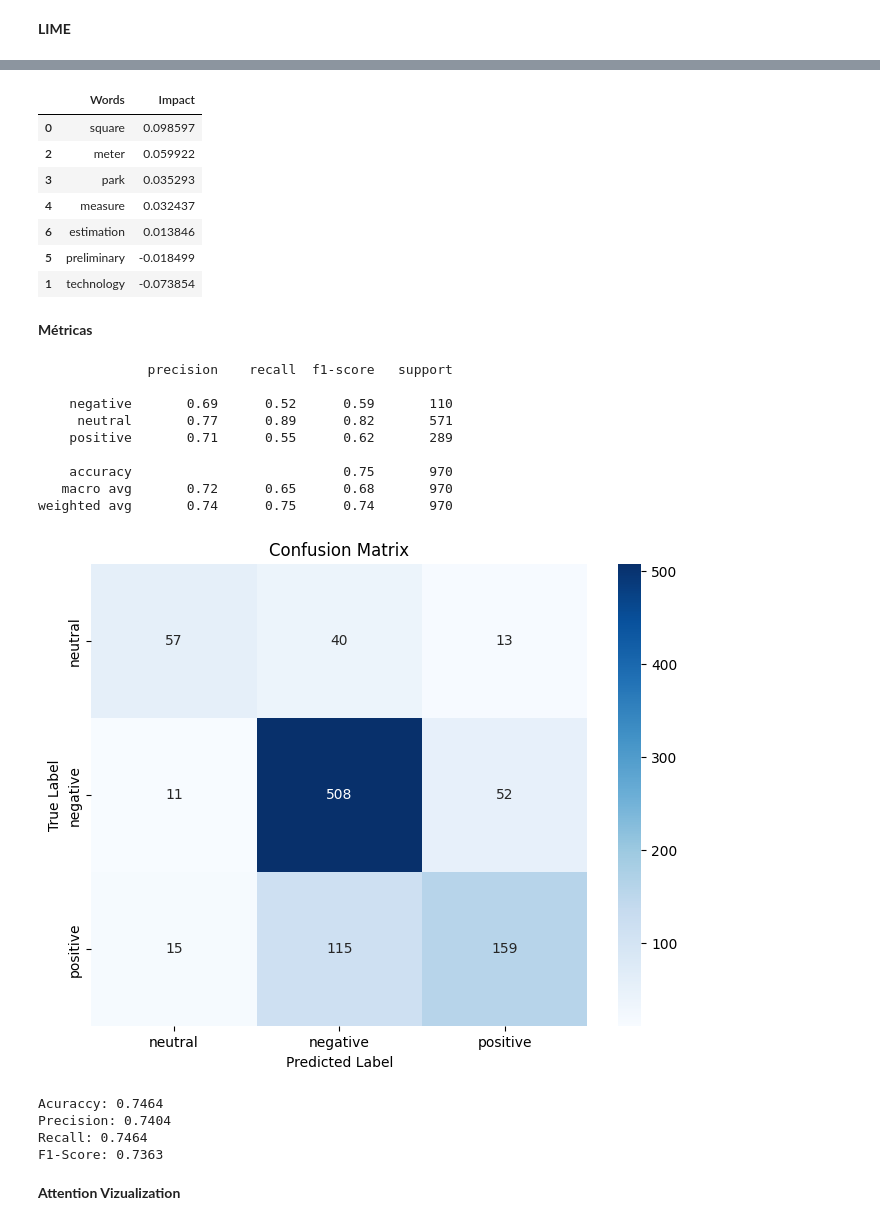
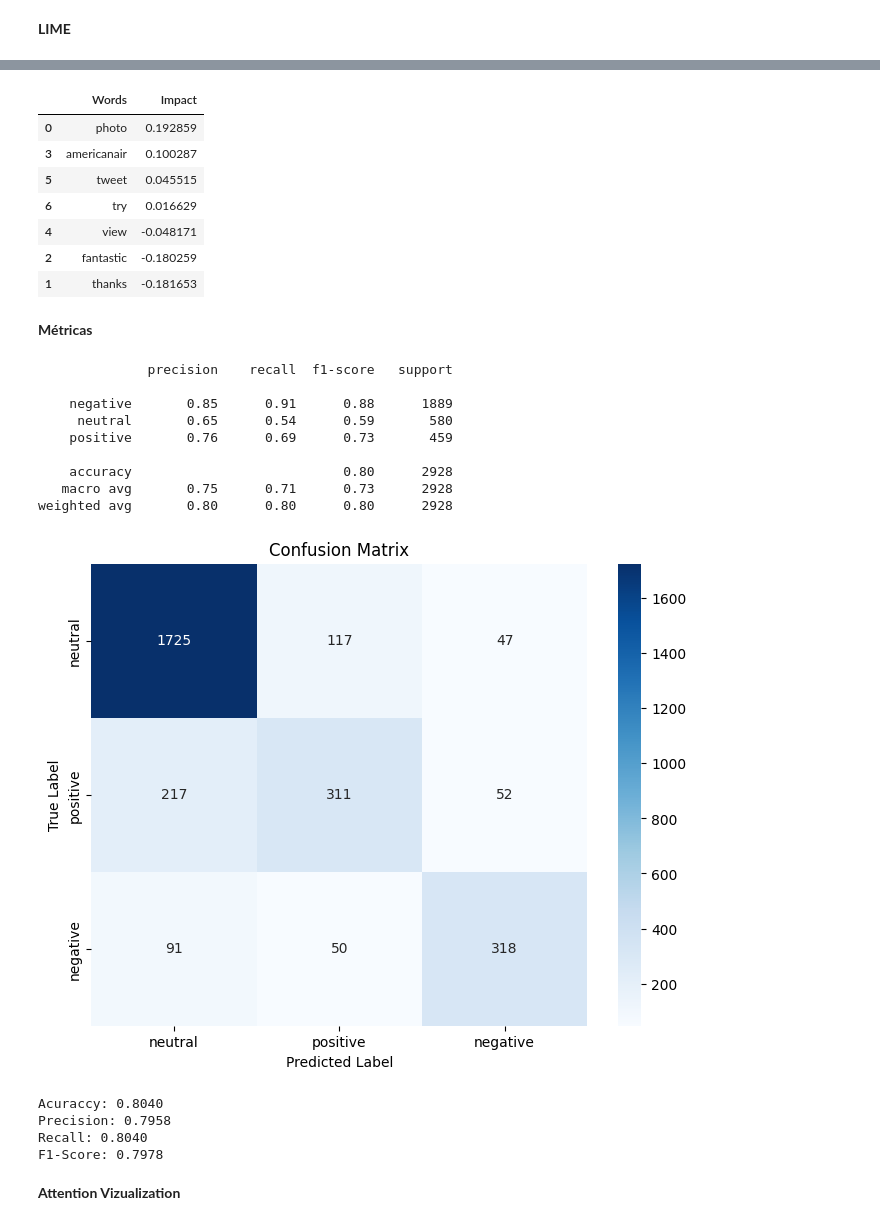
Before and after one commit to LuirysN/SVM-x-LSTM-com-dados-desbalanceados, a Jupyter notebook: dataset tweets/svm/1- svm_imbalanced.ipynb, the cells around one changed output, grey strips where cells are left out. Saved outputs shown, nothing was run; the diff lists cells and outputs as text; code cells hidden in the pictures.

```diff
--- a/dataset tweets/svm/1- svm_imbalanced.ipynb
+++ b/dataset tweets/svm/1- svm_imbalanced.ipynb
@@ -227,5 +198,5 @@ y = df['sentiment']
 # %%
-X_train, X_test, y_train, y_test = train_test_split(df["clean_text"], df["sentiment"], test_size=0.2, random_state=42)
+X_train, X_test, y_train, y_test = train_test_split(df["clean_text"], df["airline_sentiment"], test_size=0.2, random_state=42)
 # %%
 # Import necessary libraries for the pipeline
 from sklearn.feature_extraction.text import CountVectorizer, TfidfTransformer
@@ -349,13 +320,13 @@ lime_df = lime_df.sort_values(by="Impact", ascending=False)
 display(lime_df.head(20))  # Exibir as 20 palavras mais impactantes
 # %% [output]
 |  | Words | Impact |
-| 0 | square | 0.098597 |
-| 2 | meter | 0.059922 |
-| 3 | park | 0.035293 |
-| 4 | measure | 0.032437 |
-| 6 | estimation | 0.013846 |
-| 5 | preliminary | -0.018499 |
-| 1 | technology | -0.073854 |
+| 0 | photo | 0.192859 |
+| 3 | americanair | 0.100287 |
+| 5 | tweet | 0.045515 |
+| 6 | try | 0.016629 |
+| 4 | view | -0.048171 |
+| 2 | fantastic | -0.180259 |
+| 1 | thanks | -0.181653 |
 # %% [markdown]
 **Métricas**
 # %%
@@ -369,26 +340,26 @@ print(classification_report(y_test, y_pred))
 # %% [output]
               precision    recall  f1-score   support
 
-    negative       0.69      0.52      0.59       110
-     neutral       0.77      0.89      0.82       571
-    positive       0.71      0.55      0.62       289
+    negative       0.85      0.91      0.88      1889
+     neutral       0.65      0.54      0.59       580
+    positive       0.76      0.69      0.73       459
 
-    accuracy                           0.75       970
-   macro avg       0.72      0.65      0.68       970
-weighted avg       0.74      0.75      0.74       970
+    accuracy                           0.80      2928
+   macro avg       0.75      0.71      0.73      2928
+weighted avg       0.80      0.80      0.80      2928
 # %%
 # Calculate and plot the confusion matrix
 conf_matrix = confusion_matrix(y_test, y_pred)
 
 plt.figure(figsize=(8, 6))
 sns.heatmap(conf_matrix, annot=True, fmt="d", cmap="Blues",
-            xticklabels=df["sentiment"].unique(), yticklabels=df["sentiment"].unique())
+            xticklabels=df["airline_sentiment"].unique(), yticklabels=df["airline_sentiment"].unique())
 plt.xlabel("Predicted Label")
 plt.ylabel("True Label")
 plt.title("Confusion Matrix")
 plt.show()
 # %% [output]
-[figure, old version]
+[figure, new version]
 # %%
 from sklearn.metrics import accuracy_score, precision_score, recall_score, f1_score # Import necessary metrics
 
@@ -402,10 +373,10 @@ print(f"Precision: {precision:.4f}")
 print(f"Recall: {recall:.4f}")
 print(f"F1-Score: {f1:.4f}")
 # %% [output]
-Acuraccy: 0.7464
-Precision: 0.7404
-Recall: 0.7464
-F1-Score: 0.7363
+Acuraccy: 0.8040
+Precision: 0.7958
+Recall: 0.8040
+F1-Score: 0.7978
 # %% [markdown]
 **Attention Vizualization**
 # %% [markdown]
```
Also changed, not shown: parts of 18 cells of this notebook.
